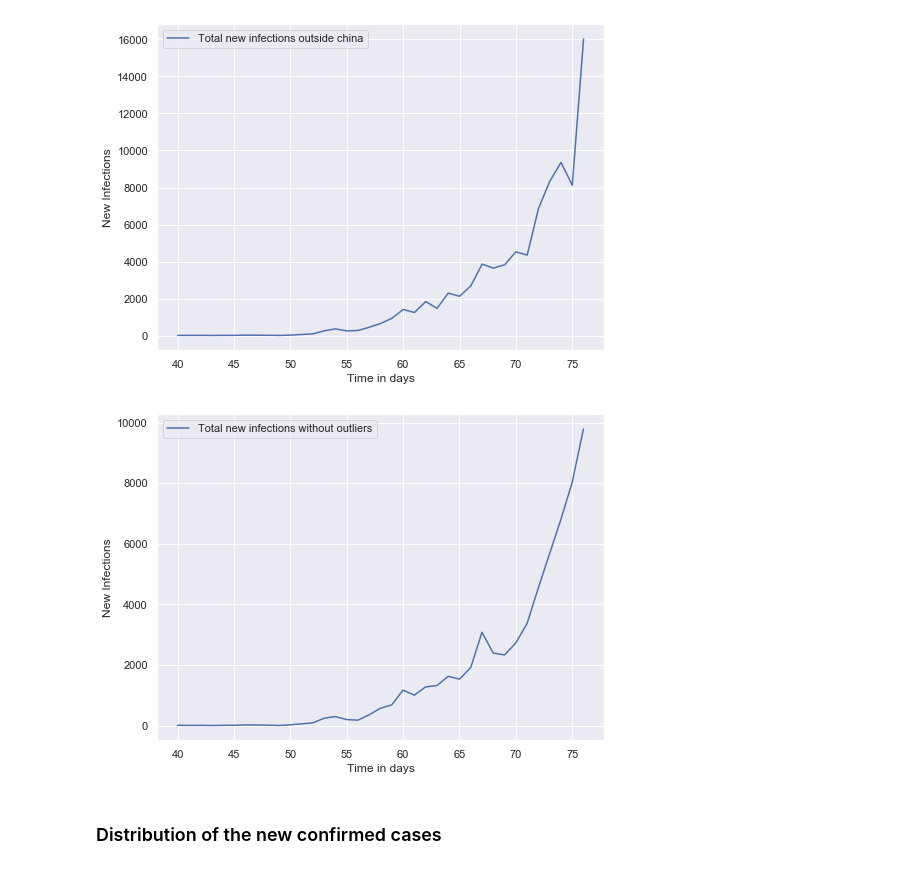
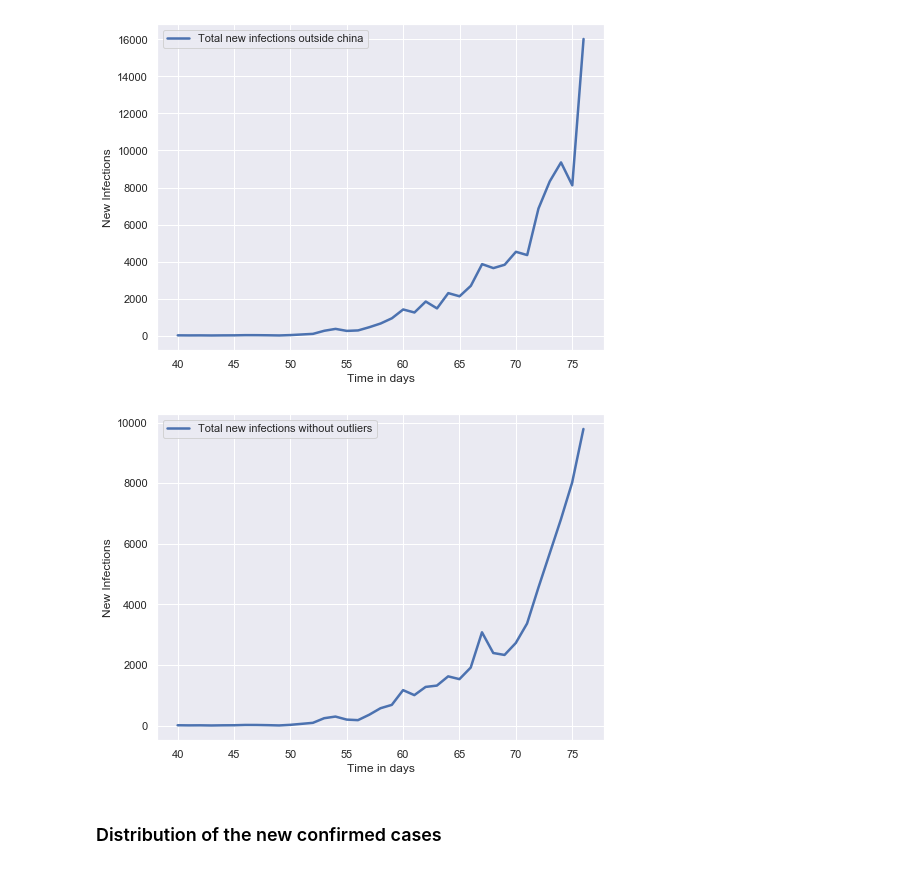
Before and after one commit to tnfru/data_analysis, a Jupyter notebook: Covid19/Covid19.ipynb, the cells around one changed output. Drawn from its saved outputs; the diff is of its cells as text; code cells hidden in the pictures.

```diff
--- a/Covid19/Covid19.ipynb
+++ b/Covid19/Covid19.ipynb
@@ -77,3 +76,4 @@ without_outliers['NewConfCases'].mean(), all_countries['NewConfCases'].mean()
 # %%
 new_cases = all_countries.groupby(['DateRep']).sum()
 days_passed = new_cases.shape[0]
+sns.set(rc={'figure.figsize':(12,10)})
@@ -92,12 +103,12 @@ plt.ylabel('New Infections');
 # %% [output]
 [figure]
 # %%
-plt.plot(range(40, days_passed), without_outliers.groupby(['DateRep']).sum()['NewConfCases'].values[40:]);
+plt.plot(range(40, days_passed), without_outliers.groupby(['DateRep']).sum()['NewConfCases'].values[40:], linewidth=2.5);
 plt.legend(['Total new infections without outliers'])
 plt.xlabel('Time in days')
 plt.ylabel('New Infections');
 # %% [output]
-[figure, old version]
+[figure, new version]
 # %% [markdown]
 ### Distribution of the new confirmed cases
 # %% [markdown]
```
Also changed, not shown: parts of 9 cells of this notebook.
